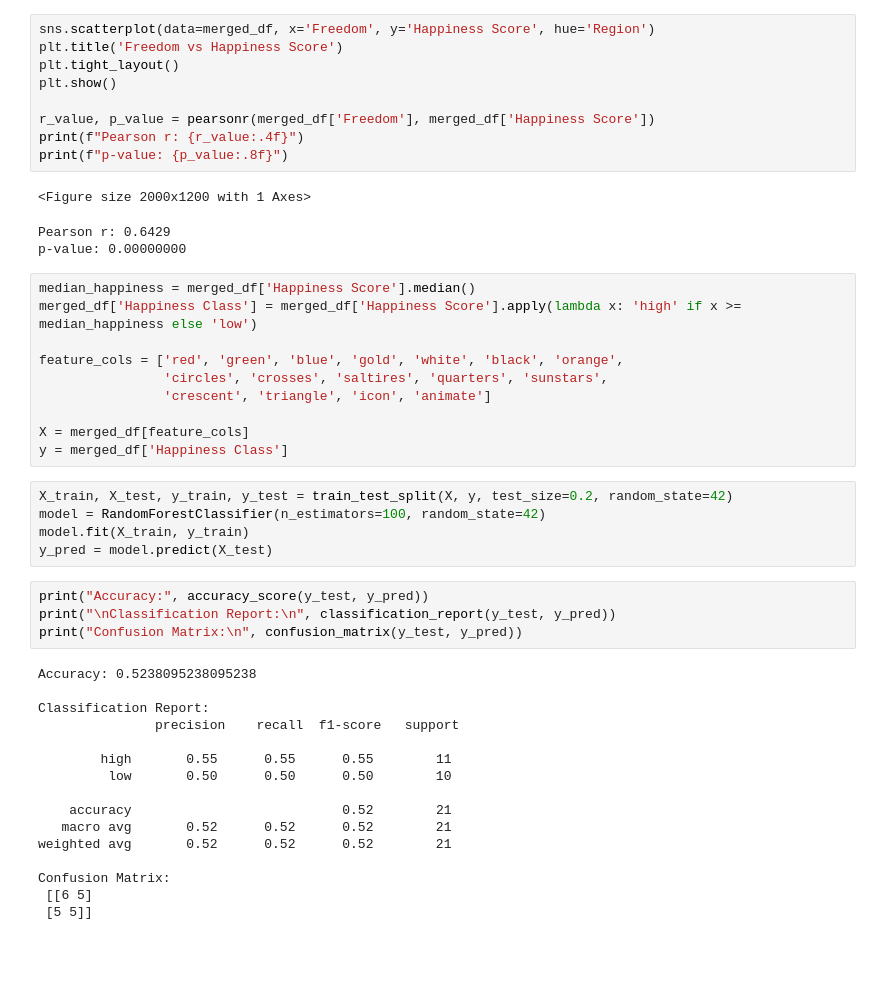
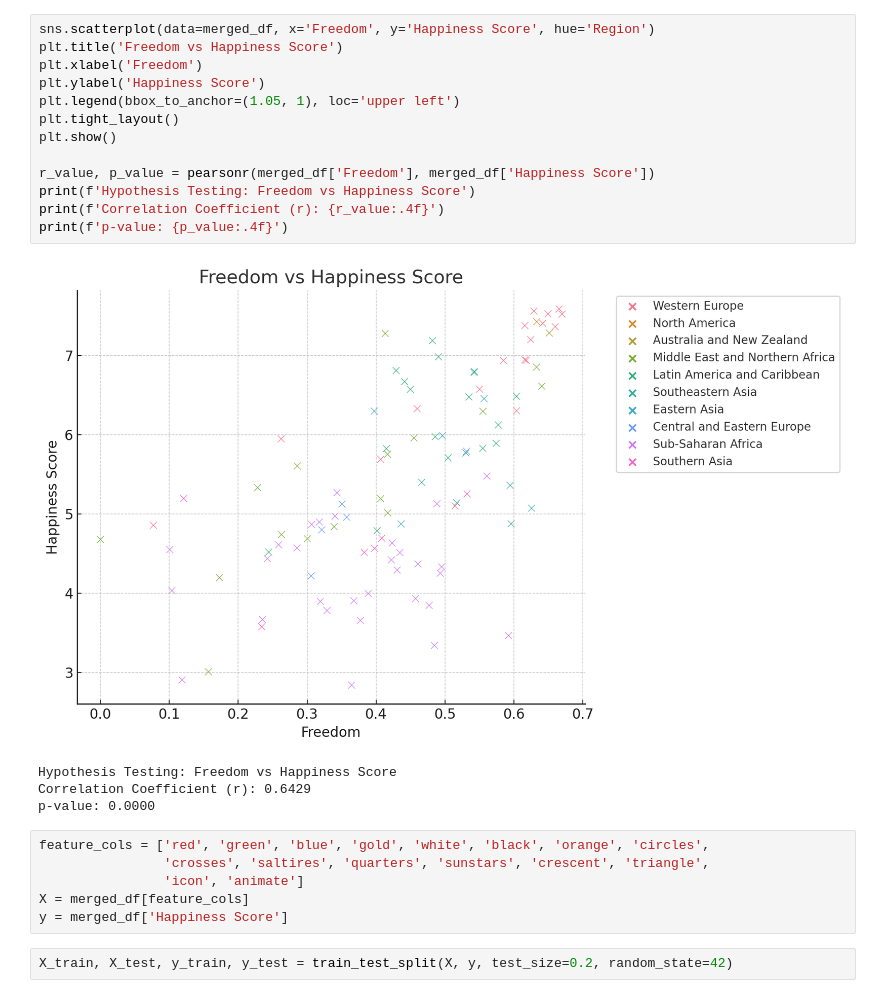
Before and after one commit to zeynepdeniztr/Countries-Flags-and-Happiness, a Jupyter notebook: main.ipynb, the cells around one changed output. Cells and saved outputs as stored; diff of their text form; blank space fills up the shorter version.

```diff
--- a/main.ipynb
+++ b/main.ipynb
@@ -60,48 +67,26 @@ plt.show()
 # %%
 sns.scatterplot(data=merged_df, x='Freedom', y='Happiness Score', hue='Region')
 plt.title('Freedom vs Happiness Score')
+plt.xlabel('Freedom')
+plt.ylabel('Happiness Score')
+plt.legend(bbox_to_anchor=(1.05, 1), loc='upper left')
 plt.tight_layout()
 plt.show()
 
 r_value, p_value = pearsonr(merged_df['Freedom'], merged_df['Happiness Score'])
-print(f"Pearson r: {r_value:.4f}")
-print(f"p-value: {p_value:.8f}")
+print(f'Hypothesis Testing: Freedom vs Happiness Score')
+print(f'Correlation Coefficient (r): {r_value:.4f}')
+print(f'p-value: {p_value:.4f}')
 # %% [output]
+[figure, added]
-<Figure size 2000x1200 with 1 Axes>
+Hypothesis Testing: Freedom vs Happiness Score
+Correlation Coefficient (r): 0.6429
+p-value: 0.0000
-Pearson r: 0.6429
-p-value: 0.00000000
 # %%
-median_happiness = merged_df['Happiness Score'].median()
-merged_df['Happiness Class'] = merged_df['Happiness Score'].apply(lambda x: 'high' if x >= median_happiness else 'low')
-
-feature_cols = ['red', 'green', 'blue', 'gold', 'white', 'black', 'orange',
-                'circles', 'crosses', 'saltires', 'quarters', 'sunstars',
-                'crescent', 'triangle', 'icon', 'animate']
-
+feature_cols = ['red', 'green', 'blue', 'gold', 'white', 'black', 'orange', 'circles',
+                'crosses', 'saltires', 'quarters', 'sunstars', 'crescent', 'triangle',
+                'icon', 'animate']
 X = merged_df[feature_cols]
-y = merged_df['Happiness Class']
+y = merged_df['Happiness Score']
 # %%
 X_train, X_test, y_train, y_test = train_test_split(X, y, test_size=0.2, random_state=42)
-model = RandomForestClassifier(n_estimators=100, random_state=42)
-model.fit(X_train, y_train)
-y_pred = model.predict(X_test)
-# %%
-print("Accuracy:", accuracy_score(y_test, y_pred))
-print("\nClassification Report:\n", classification_report(y_test, y_pred))
-print("Confusion Matrix:\n", confusion_matrix(y_test, y_pred))
-# %% [output]
-Accuracy: 0.5238095238095238
-
-Classification Report:
-               precision    recall  f1-score   support
-
-        high       0.55      0.55      0.55        11
-         low       0.50      0.50      0.50        10
-
-    accuracy                           0.52        21
-   macro avg       0.52      0.52      0.52        21
-weighted avg       0.52      0.52      0.52        21
-
-Confusion Matrix:
- [[6 5]
- [5 5]]
```
Also changed, not shown: parts of 11 cells of this notebook.
